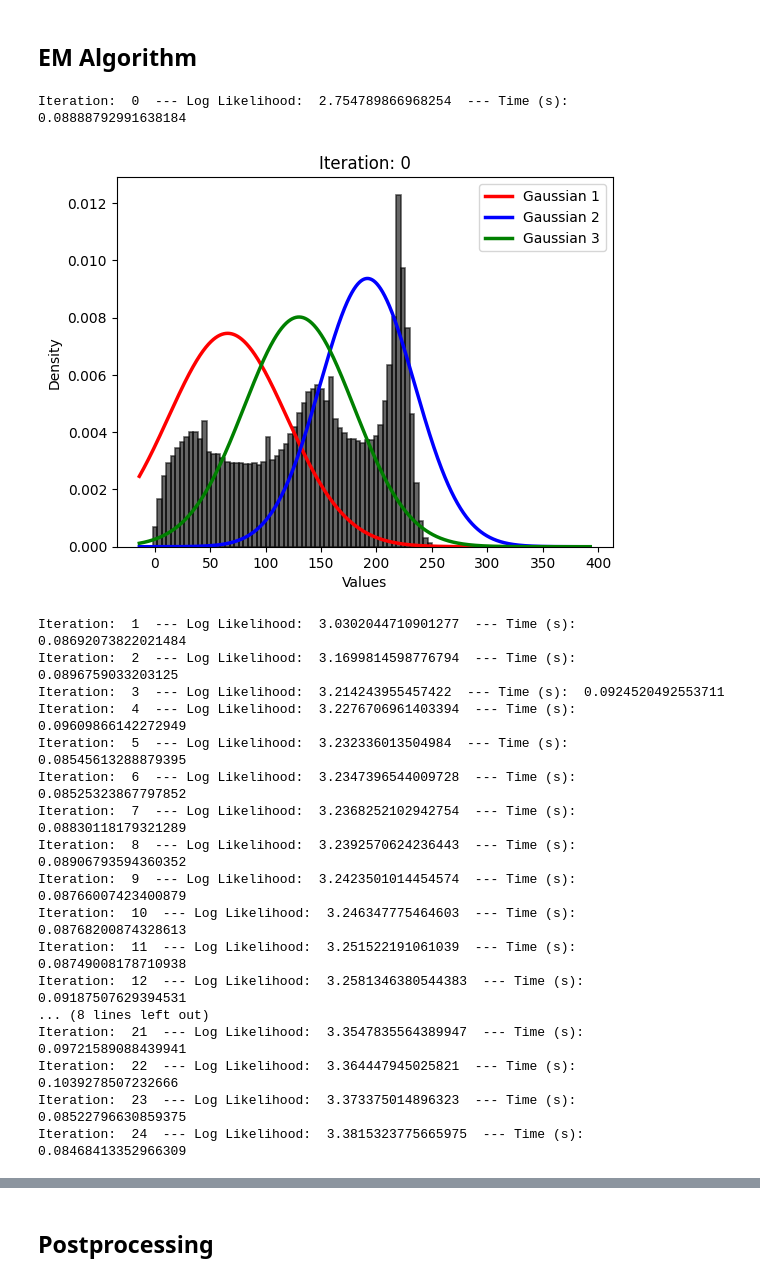
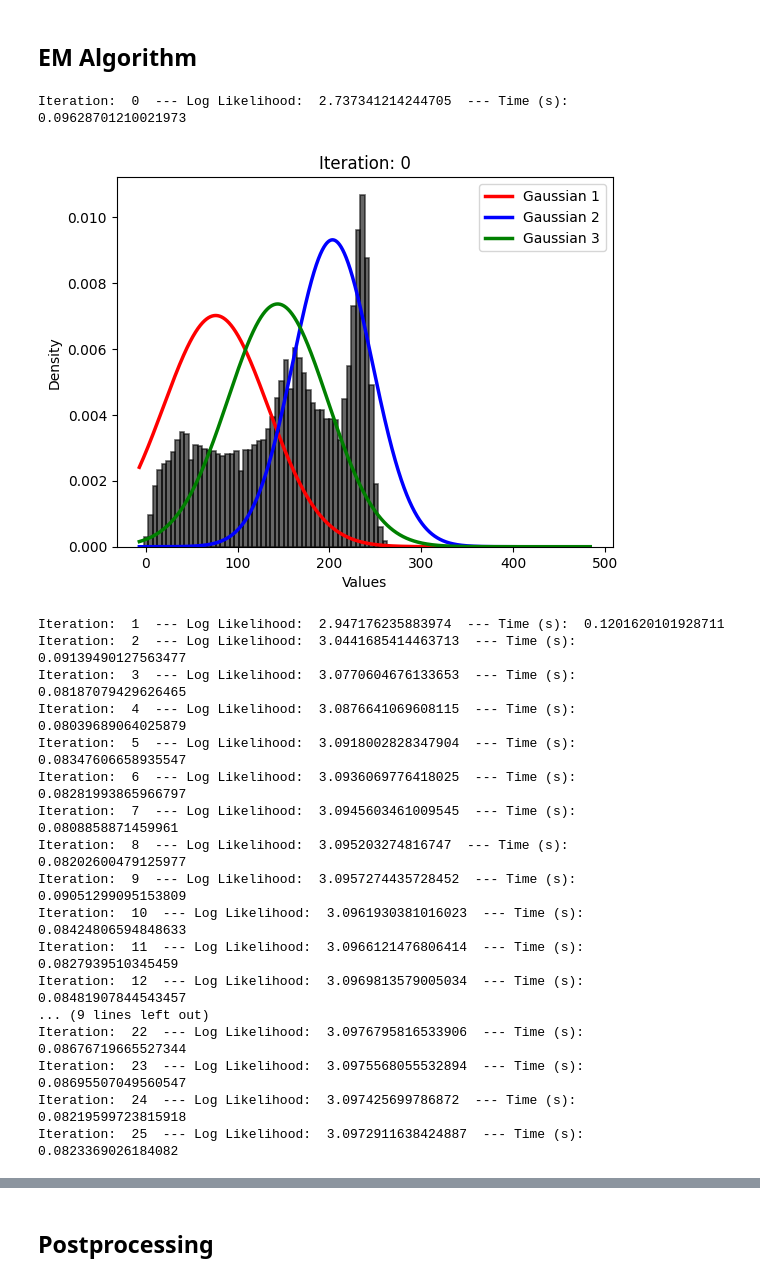
Before and after one commit to huytrnq/ExpectationMaximization, a Jupyter notebook: Exp.ipynb, the cells around one changed output, grey strips where cells are left out. Cells and saved outputs as stored; diff of their text form; code cells hidden in the pictures.

```diff
--- a/Exp.ipynb
+++ b/Exp.ipynb
@@ -9,8 +11,8 @@ from em_algo import ExpectationMaximization
 # %%
 # Load the two NIfTI images
-T1_path = 'data/T1.nii'
-T2_path = 'data/T2_FLAIR.nii'
-label_path = 'data/Labels.nii'
+T1_path = f'data/{patient}/T1.nii'
+T2_path = f'data/{patient}/T2_FLAIR.nii'
+label_path = f'data/{patient}/LabelsForTesting.nii'
 
 ### Load the images from the path
 T1 = nib.load(T1_path)
@@ -34,25 +36,25 @@ X = np.vstack((T1_skull_stripped, T2_skull_stripped)).T
 ## EM Algorithm
 # %%
 # Initialize the Expectation Maximization algorithm
-em = ExpectationMaximization(X, k=3, max_iter=25, type='kmeans', plot_step=25, save_path='results/', show_plot=True, stop_criterion=1e-4)
+em = ExpectationMaximization(X, k=3, max_iter=50, type='kmeans', plot_step=25, save_path='results/', show_plot=True, stop_criterion=1e-6)
 alphas, mus, covars, W = em.fit()
 # %% [output]
-Iteration:  0  --- Log Likelihood:  2.754789866968254  --- Time (s):  0.08888792991638184
+Iteration:  0  --- Log Likelihood:  2.737341214244705  --- Time (s):  0.09628701210021973
-[figure, old version]
+[figure, new version]
-Iteration:  1  --- Log Likelihood:  3.0302044710901277  --- Time (s):  0.08692073822021484
-Iteration:  2  --- Log Likelihood:  3.1699814598776794  --- Time (s):  0.0896759033203125
-Iteration:  3  --- Log Likelihood:  3.214243955457422  --- Time (s):  0.0924520492553711
-Iteration:  4  --- Log Likelihood:  3.2276706961403394  --- Time (s):  0.09609866142272949
-Iteration:  5  --- Log Likelihood:  3.232336013504984  --- Time (s):  0.08545613288879395
-Iteration:  6  --- Log Likelihood:  3.2347396544009728  --- Time (s):  0.08525323867797852
-Iteration:  7  --- Log Likelihood:  3.2368252102942754  --- Time (s):  0.08830118179321289
-Iteration:  8  --- Log Likelihood:  3.2392570624236443  --- Time (s):  0.08906793594360352
-Iteration:  9  --- Log Likelihood:  3.2423501014454574  --- Time (s):  0.08766007423400879
-Iteration:  10  --- Log Likelihood:  3.246347775464603  --- Time (s):  0.08768200874328613
-Iteration:  11  --- Log Likelihood:  3.251522191061039  --- Time (s):  0.08749008178710938
-Iteration:  12  --- Log Likelihood:  3.2581346380544383  --- Time (s):  0.09187507629394531
-... (8 lines left out)
-Iteration:  21  --- Log Likelihood:  3.3547835564389947  --- Time (s):  0.09721589088439941
-Iteration:  22  --- Log Likelihood:  3.364447945025821  --- Time (s):  0.1039278507232666
-Iteration:  23  --- Log Likelihood:  3.373375014896323  --- Time (s):  0.08522796630859375
-Iteration:  24  --- Log Likelihood:  3.3815323775665975  --- Time (s):  0.08468413352966309
+Iteration:  1  --- Log Likelihood:  2.947176235883974  --- Time (s):  0.1201620101928711
+Iteration:  2  --- Log Likelihood:  3.0441685414463713  --- Time (s):  0.09139490127563477
+Iteration:  3  --- Log Likelihood:  3.0770604676133653  --- Time (s):  0.08187079429626465
+Iteration:  4  --- Log Likelihood:  3.0876641069608115  --- Time (s):  0.08039689064025879
+Iteration:  5  --- Log Likelihood:  3.0918002828347904  --- Time (s):  0.08347606658935547
+Iteration:  6  --- Log Likelihood:  3.0936069776418025  --- Time (s):  0.08281993865966797
+Iteration:  7  --- Log Likelihood:  3.0945603461009545  --- Time (s):  0.0808858871459961
+Iteration:  8  --- Log Likelihood:  3.095203274816747  --- Time (s):  0.08202600479125977
+Iteration:  9  --- Log Likelihood:  3.0957274435728452  --- Time (s):  0.09051299095153809
+Iteration:  10  --- Log Likelihood:  3.0961930381016023  --- Time (s):  0.08424806594848633
+Iteration:  11  --- Log Likelihood:  3.0966121476806414  --- Time (s):  0.0827939510345459
+Iteration:  12  --- Log Likelihood:  3.0969813579005034  --- Time (s):  0.08481907844543457
+... (9 lines left out)
+Iteration:  22  --- Log Likelihood:  3.0976795816533906  --- Time (s):  0.08676719665527344
+Iteration:  23  --- Log Likelihood:  3.0975568055532894  --- Time (s):  0.08695507049560547
+Iteration:  24  --- Log Likelihood:  3.097425699786872  --- Time (s):  0.08219599723815918
+Iteration:  25  --- Log Likelihood:  3.0972911638424887  --- Time (s):  0.0823369026184082
```
Also changed, not shown: parts of 4 cells of this notebook, 24 other files.
